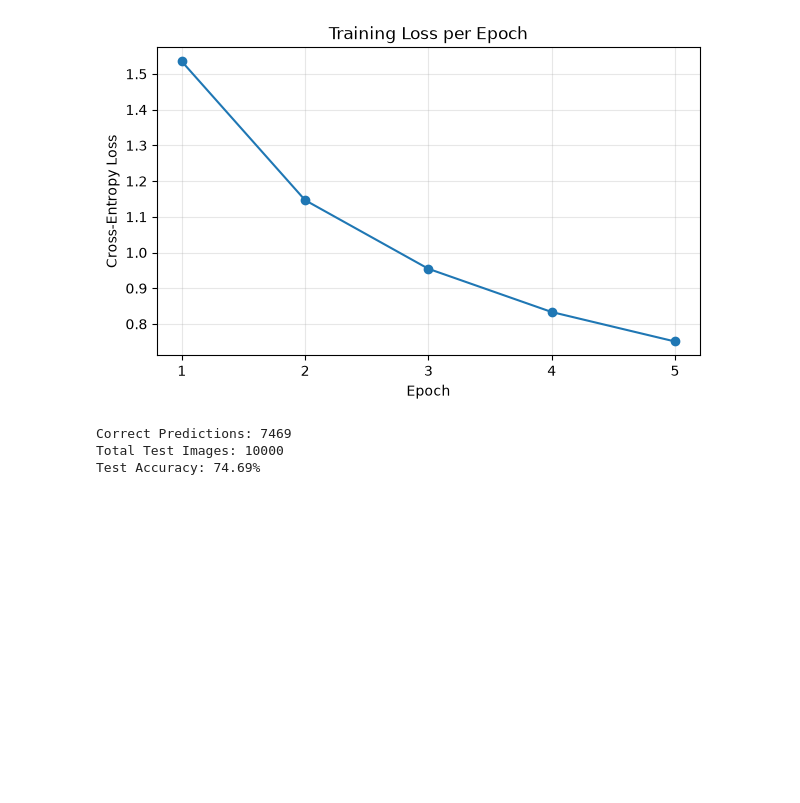
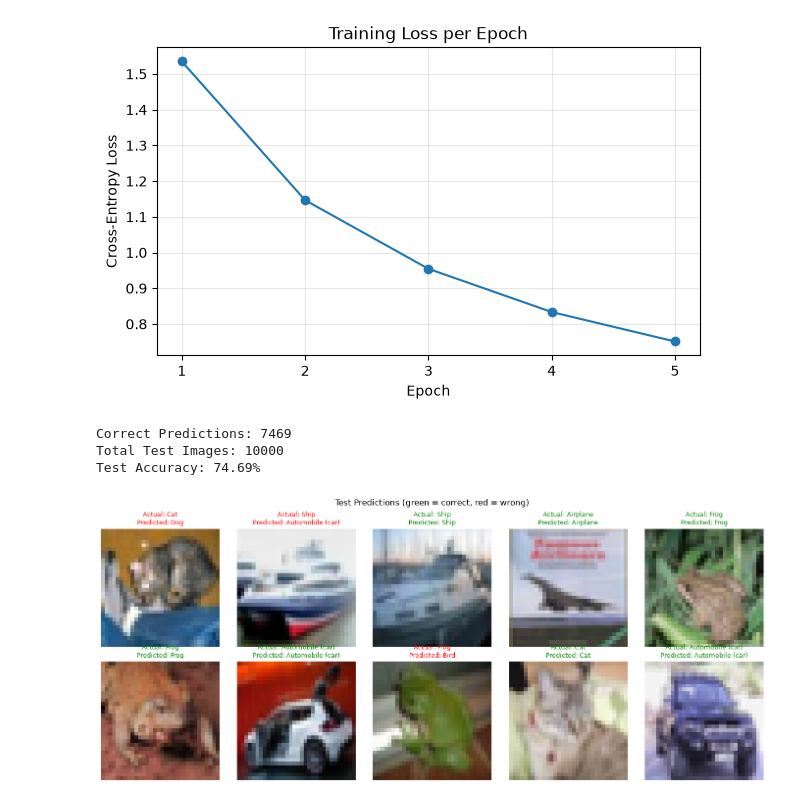
Before and after one commit to myKalling/ai_application_exploration, a Jupyter notebook: CIFAR_10_CCN_Assignment.ipynb, the cells around one changed output. Drawn from its saved outputs; the diff is of its cells as text; code cells hidden in the pictures; blank space fills up the shorter version.

Commit message:
showing predictions and actual results for testing accuracy

```diff
--- a/CIFAR_10_CCN_Assignment.ipynb
+++ b/CIFAR_10_CCN_Assignment.ipynb
@@ -235,3 +235,27 @@ print(f"Test Accuracy: {accuracy:.2f}%")
 Correct Predictions: 7469
 Total Test Images: 10000
 Test Accuracy: 74.69%
+# %%
+def show_predictions(model, loader, num_images=10):
+    model.eval()
+    images, labels = next(iter(loader))
+    images, labels = images[:num_images].to(device), labels[:num_images].to(device)
+
+    with torch.no_grad():
+        predicted = model(images).argmax(dim=1)
+
+    images = (images.cpu() * 0.5 + 0.5).clamp(0, 1)   # undo normalization
+
+    fig, axes = plt.subplots(2, 5, figsize=(14, 6))
+    for ax, img, actual, pred in zip(axes.flat, images, labels.cpu(), predicted.cpu()):
+        ax.imshow(img.permute(1, 2, 0))
+        color = "green" if actual == pred else "red"
+        ax.set_title(f"Actual: {classes[actual]}\nPredicted: {classes[pred]}", color=color, fontsize=9)
+        ax.axis("off")
+    fig.suptitle("Test Predictions (green = correct, red = wrong)")
+    fig.tight_layout()
+    plt.show()
+
+show_predictions(model, testloader)
+# %% [output]
+[figure, added]
```
